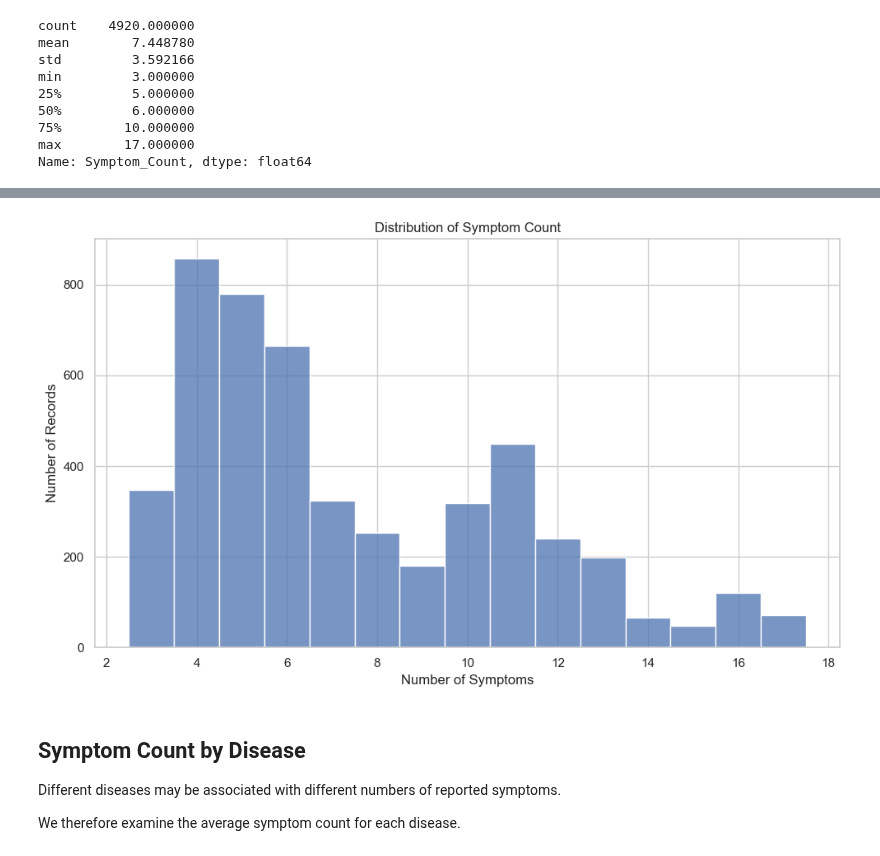
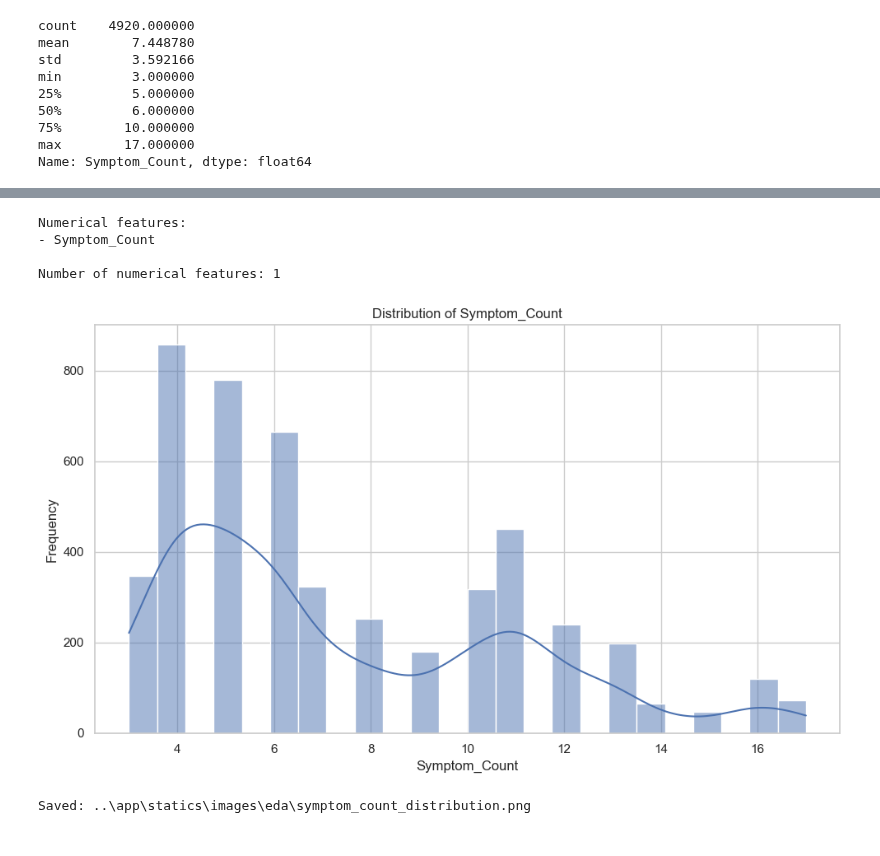
Before and after one commit to TanvirShawon20/AI-Disease-Prediction-System, a Jupyter notebook: notebooks/02_EDA.ipynb, the cells around one changed output, grey strips where cells are left out. Cells and saved outputs as stored; diff of their text form; code cells hidden in the pictures.

```diff
--- a/notebooks/02_EDA.ipynb
+++ b/notebooks/02_EDA.ipynb
@@ -465,24 +535,44 @@ Name: Symptom_Count, dtype: float64
+# %%
+numeric_features = df.select_dtypes(include=np.number).columns.tolist()
+
+print("Numerical features:")
+for feature in numeric_features:
+    print("-", feature)
+
+print(f"\nNumber of numerical features: {len(numeric_features)}")
+# %% [output]
+Numerical features:
+- Symptom_Count
+
+Number of numerical features: 1
 # %%
-plt.figure(figsize=(10, 6))
+for feature in numeric_features:
 
-sns.histplot(
-    data=df,
-    x="Symptom_Count",
-    bins=17,
-    discrete=True
-)
+    plt.figure(figsize=(10, 6))
 
-plt.title("Distribution of Symptom Count")
-plt.xlabel("Number of Symptoms")
-plt.ylabel("Number of Records")
+    sns.histplot(
+        data=df,
+        x=feature,
+        kde=True
+    )
 
-plt.tight_layout()
-plt.show()
+    plt.title(f"Distribution of {feature}")
+    plt.xlabel(feature)
+    plt.ylabel("Frequency")
+
+    plt.tight_layout()
+
+    output_path = EDA_IMAGE_DIR / f"{feature.lower()}_distribution.png"
+
+    plt.savefig(
+        output_path,
+        dpi=300,
+        bbox_inches="tight"
+    )
+
+    plt.show()
+
+    print(f"Saved: {output_path}")
 # %% [output]
-[figure, old version]
+[figure, new version]
+Saved: ..\app\statics\images\eda\symptom_count_distribution.png
-# %% [markdown]
-## Symptom Count by Disease
-
-Different diseases may be associated with different numbers of reported symptoms.
-
-We therefore examine the average symptom count for each disease.
```
Also changed, not shown: parts of 72 cells of this notebook, 13 other files.
